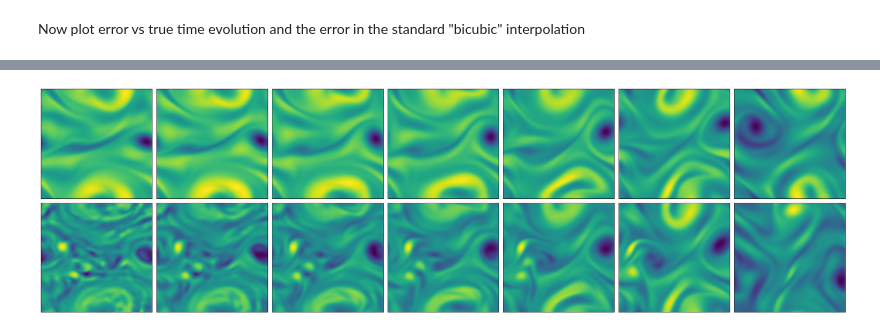
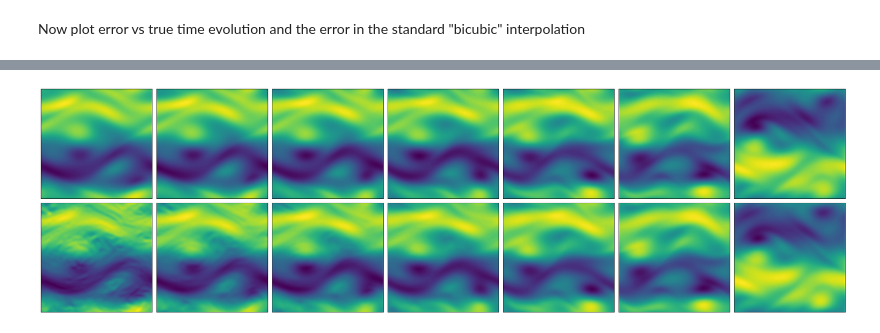
Before and after one commit to zx2298056212-creator/super-res-dynamical, a Jupyter notebook: scratch_da.ipynb, the cells around one changed output, grey strips where cells are left out. Saved outputs shown, nothing was run; the diff lists cells and outputs as text; code cells hidden in the pictures.

```diff
--- a/scratch_da.ipynb
+++ b/scratch_da.ipynb
@@ -20,3 +21,5 @@ Ly = 2 * jnp.pi
 Nx = 128
 Ny = 128
 Re = 100.
+
+vel_assim = True # set false if fit on vort
@@ -84,3 +93,12 @@ pred_trajectory = real_traj_fn(vort_pred)
+# %%
+true_trajectory = real_traj_fn(vort_true)
+inte_trajectory = real_traj_fn(vort_interp)
+pred_trajectory = real_traj_fn(vort_pred)
+
+if vel_assim == True:
+  true_trajectory = im.compute_vel_traj(true_trajectory[..., jnp.newaxis], Lx / Nx, Ly / Ny)
+  inte_trajectory = im.compute_vel_traj(inte_trajectory[..., jnp.newaxis], Lx / Nx, Ly / Ny)
+  pred_trajectory = im.compute_vel_traj(pred_trajectory[..., jnp.newaxis], Lx / Nx, Ly / Ny)
 # %%
 t_grid = np.linspace(M_substep * dt_stable,
                      len(true_trajectory) * M_substep * dt_stable,
@@ -90,8 +108,12 @@ error_pred = []
 error_inte = []
 
 for n, _ in enumerate(t_grid):
-  e_p = jnp.linalg.norm((true_trajectory[n] - pred_trajectory[n]).flatten()) / jnp.linalg.norm(vort_true.flatten())
-  e_i = jnp.linalg.norm((true_trajectory[n] - inte_trajectory[n]).flatten()) / jnp.linalg.norm(vort_true.flatten())
+  if vel_assim == True:
+    e_p = jnp.linalg.norm((true_trajectory[n] - pred_trajectory[n]).flatten()) / jnp.linalg.norm(vel_true.flatten())
+    e_i = jnp.linalg.norm((true_trajectory[n] - inte_trajectory[n]).flatten()) / jnp.linalg.norm(vel_true.flatten())
+  else:
+    e_p = jnp.linalg.norm((true_trajectory[n] - pred_trajectory[n]).flatten()) / jnp.linalg.norm(vort_true.flatten())
+    e_i = jnp.linalg.norm((true_trajectory[n] - inte_trajectory[n]).flatten()) / jnp.linalg.norm(vort_true.flatten())
   error_pred.append(e_p)
   error_inte.append(e_i)
 # %%
@@ -116,32 +138,47 @@ fig.tight_layout()
 # %%
 T_extract = [0.25, 0.5, 0.75, 1., 1.5, 2., 10.]
 N_extract = [int(t_e / (M_substep * dt_stable)) for t_e in T_extract]
 
 n_plot = len(N_extract)
 
 fig = plt.figure(figsize=(4 * n_plot, 8))
 ax_num = 1
 
+v_comp = 0 # if vel assim, which component to plot? if set to "2" -> plot vorticity
+
+# compute vort (again ... ) if plotting
+if v_comp > 1:
+  vort_true_traj = im.compute_vort_traj(true_trajectory, Lx / Nx, Ly / Ny)[..., 0]
+  vort_pred_traj = im.compute_vort_traj(pred_trajectory, Lx / Nx, Ly / Ny)[..., 0]
+
 # for vort, vort_coarse in zip(vort_snapshots[:n_plot], vort_snapshots_coarse[:n_plot]):
 for n in N_extract:
-  v_true = true_trajectory[n]
-  v_pred = pred_trajectory[n]
+  if vel_assim == True:
+    if v_comp < 2:
+      v_true = true_trajectory[n, ..., v_comp]
+      v_pred = pred_trajectory[n, ..., v_comp]
+    else:
+      v_true = vort_true_traj[n]
+      v_pred = vort_pred_traj[n]
+  else:
+    v_true = true_trajectory[n]
+    v_pred = pred_trajectory[n]
 
   ax = fig.add_subplot(2, n_plot, ax_num)
   ax.contourf(v_true.T, 101)
   ax.set_xticks([])
   ax.set_yticks([])
 
   ax = fig.add_subplot(2, n_plot, ax_num + n_plot)
   ax.contourf(v_pred.T, 101)
   ax.set_xticks([])
   ax.set_yticks([])
 
 
   ax_num += 1
 fig.tight_layout()
 # %% [output]
-[figure, old version]
+[figure, new version]
 # %%
 file_number = 100
 traj_test = jnp.load('/Users/jpage2/code/jax-cfd-data-gen/Re100test/vort_traj.'
```
Also changed, not shown: parts of 8 cells of this notebook, 1 other file.
